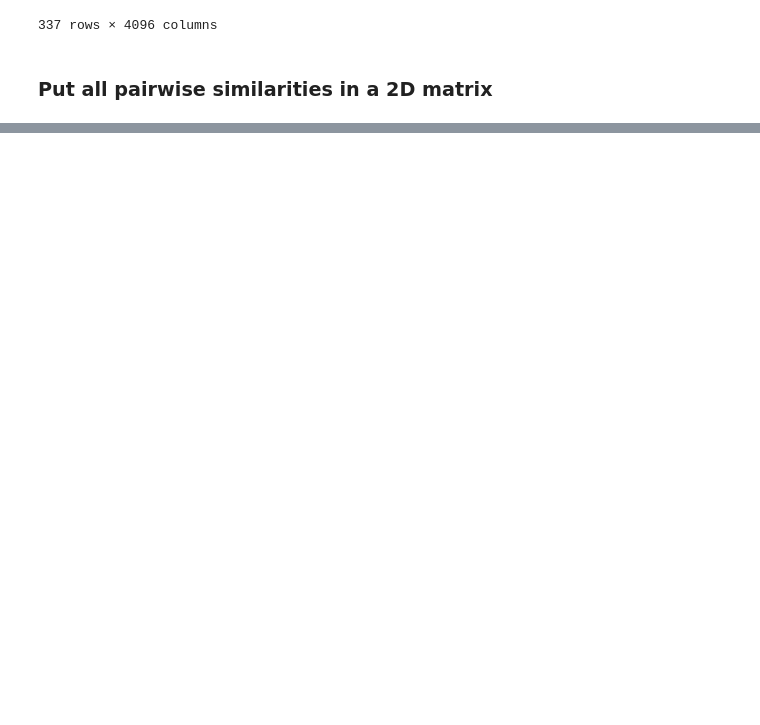
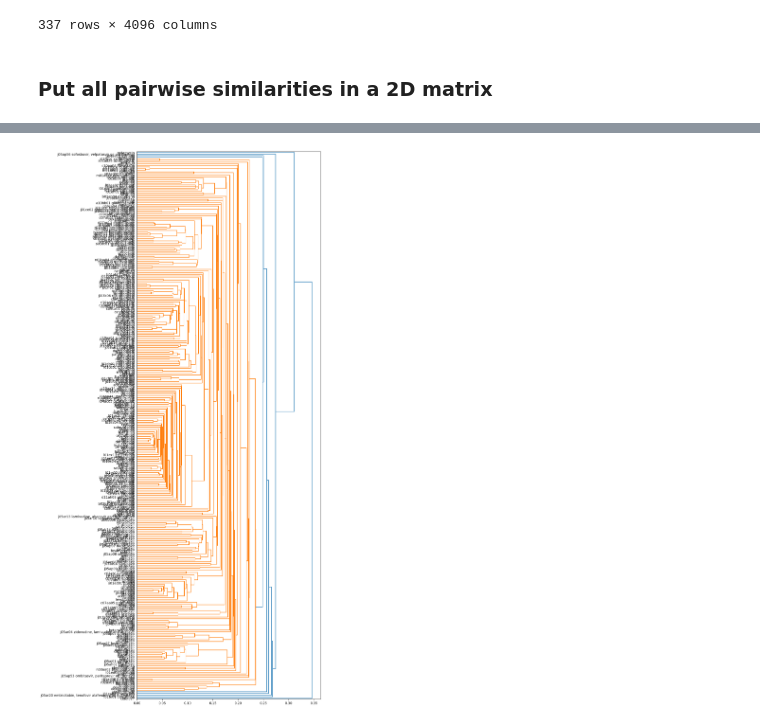
Before and after one commit to ariellubonja/drugs-embedding, a Jupyter notebook: Bio_ClinicalBERT-embeddings.ipynb, the cells around one changed output, grey strips where cells are left out. Drawn from its saved outputs; the diff is of its cells as text; code cells hidden in the pictures; blank space fills up the shorter version.

```diff
--- a/Bio_ClinicalBERT-embeddings.ipynb
+++ b/Bio_ClinicalBERT-embeddings.ipynb
@@ -299,0 +351,4 @@ def show_dendrogram_from_embeddings(embeddings_matrix):
+# %%
+show_dendrogram_from_embeddings(normalized_embeddings, selected_molecules)
+# %% [output]
+[figure, added]
```
Also changed, not shown: parts of 12 cells of this notebook.
